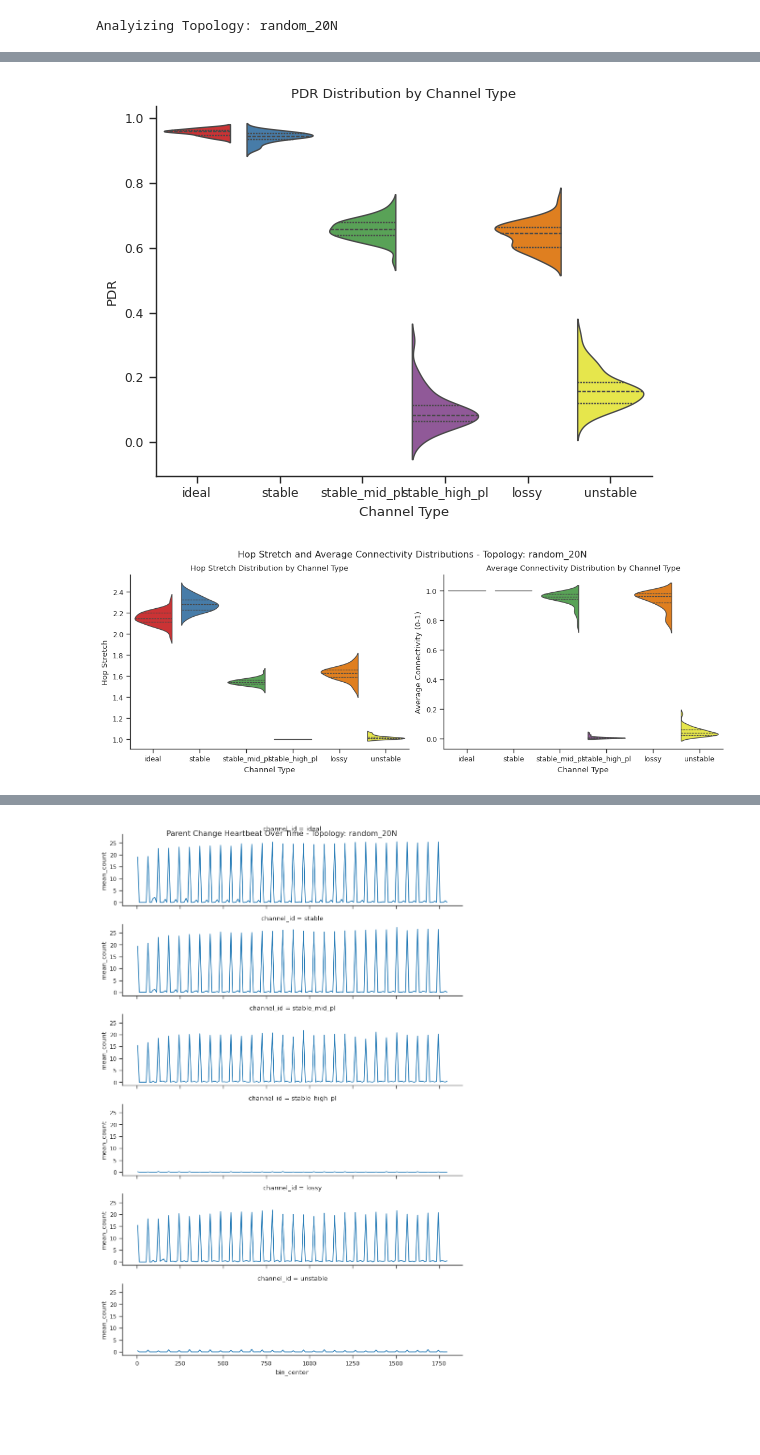
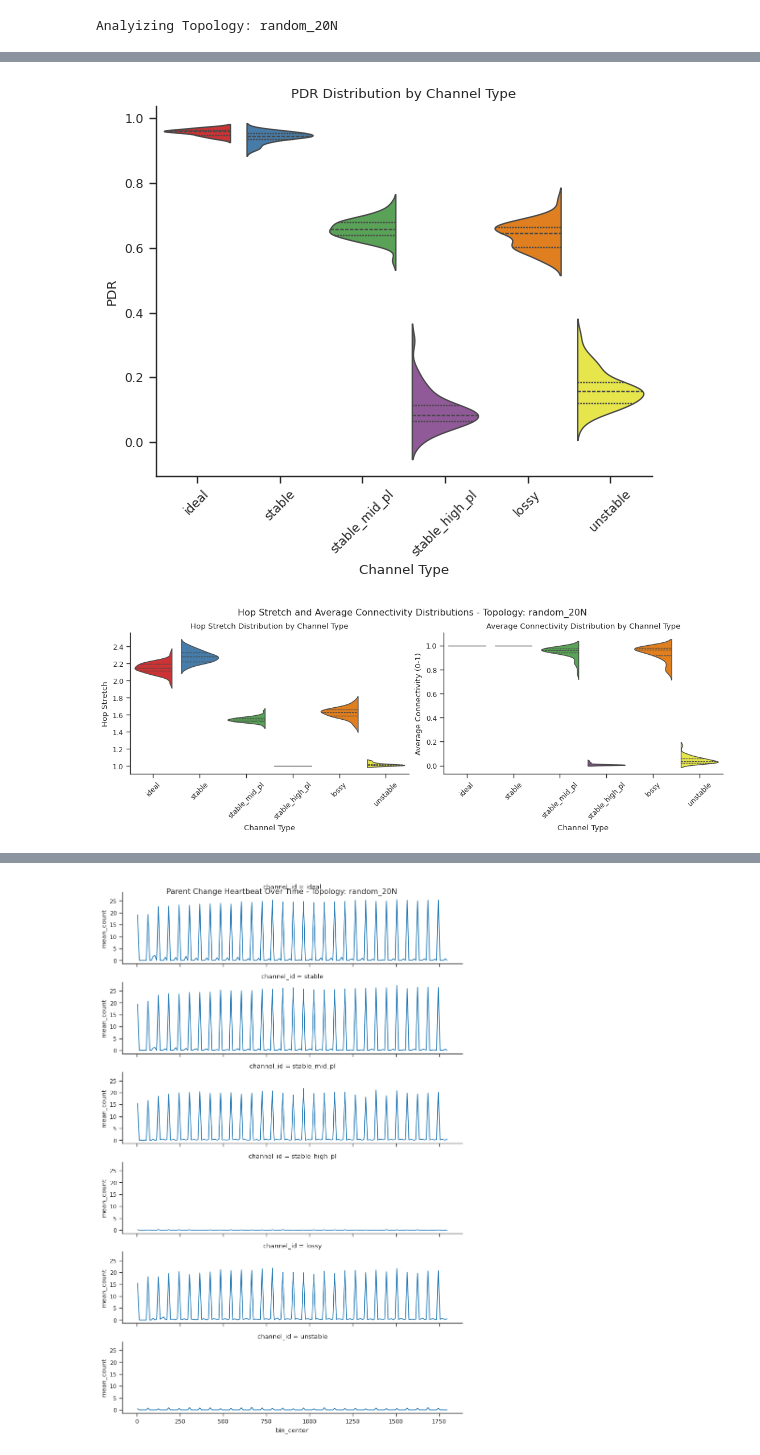
Before and after one commit to damiano-salvaterra/SPE-project, a Jupyter notebook: src/evaluation/process_results.ipynb, the cells around one changed output, grey strips where cells are left out. Drawn from its saved outputs; the diff is of its cells as text; code cells hidden in the pictures; blank space fills up the shorter version.

```diff
--- a/src/evaluation/process_results.ipynb
+++ b/src/evaluation/process_results.ipynb
@@ -31,6 +31,10 @@ results = []
 for channel_res in topo_results.channels:
     for rep in channel_res.repetitions:
         pdr_mean = rep.pdr_df.delivered.mean() if rep.pdr_df is not None else 0
+        if rep.latency_df is not None:
+            rep.latency_df["latency"] = (
+                rep.latency_df["latency"] * 1000
+            )  # Convert latency to milliseconds
         latency_mean = (
             rep.latency_df.latency.mean() if rep.latency_df is not None else None
         )
@@ -592,21 +588,23 @@ plt.show()
 # %%
 sns.violinplot(
     data=results_df,
     x="channel_id",
     y="pdr",
     palette=palette,
     hue="channel_id",
     inner="quartile",
     split=True,
 )
 plt.title("PDR Distribution by Channel Type")
 plt.xlabel("Channel Type")
 plt.ylabel("PDR")
 sns.despine()
 
+plt.xticks(rotation=45)
+
 plt.show()
 # %% [output]
-[figure, old version]
+[figure, new version]
 # %%
 fig, axes = plt.subplots(figsize=(11, 4), constrained_layout=True, ncols=2)
 
@@ -642,6 +640,8 @@ ac_ax.set_title("Average Connectivity Distribution by Channel Type")
 ac_ax.set_xlabel("Channel Type")
 ac_ax.set_ylabel("Average Connectivity (0-1)")
 
+for ax in axes:
+    rotate_xticklabels(ax, rotation=45)
 
 sns.despine()
 plt.suptitle(
@@ -650,7 +650,7 @@ plt.suptitle(
 
 plt.show()
 # %% [output]
-[figure, old version]
+[figure, new version]
 # %%
 fig, axes = plt.subplots(figsize=(11, 8), constrained_layout=True, ncols=3, nrows=2)
 axes = axes.flatten()
```
Also changed, not shown: parts of 6 cells of this notebook.
